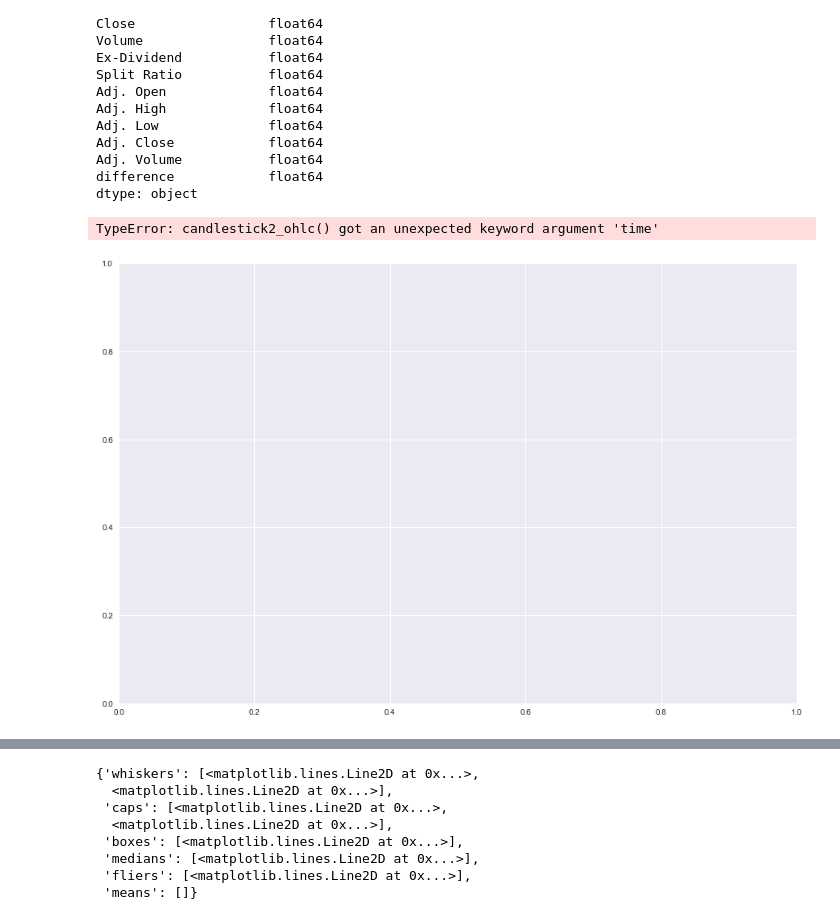
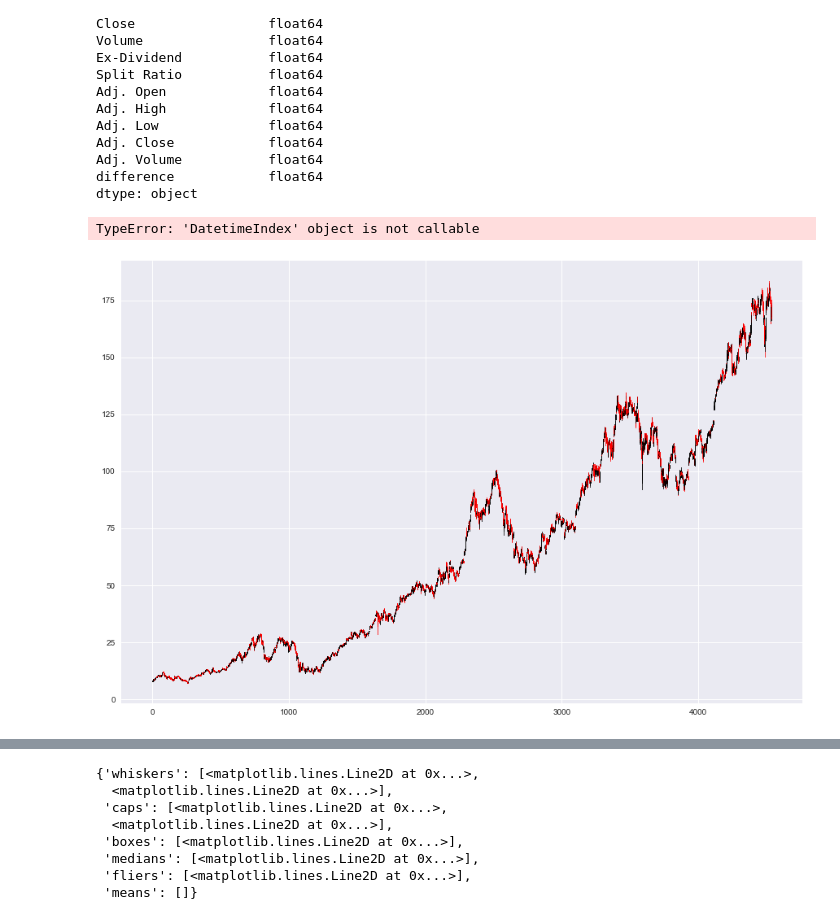
Before and after one commit to kounatsumikan/learning, a Jupyter notebook: 株予測.ipynb, the cells around one changed output, grey strips where cells are left out. Saved outputs shown, nothing was run; the diff lists cells and outputs as text; code cells hidden in the pictures.

```diff
--- a/株予測.ipynb
+++ b/株予測.ipynb
@@ -627,9 +623,14 @@ dtype: object
 # %%
 import mpl_finance
 fig = plt.figure(figsize=(15,10))
 ax = fig.add_subplot(1,1,1)
-mpl_finance.candlestick2_ohlc(ax, time= apple2["2005-10-28":].date2,opens=apple2["2005-10-28":].Open, highs=apple2["2005-10-28":].High, lows=apple2["2005-10-28":].Low, closes=apple2["2005-10-28":].Close, width=1)
-fig.show()
+mpl_finance.candlestick2_ohlc(ax,opens=apple2["2005-10-28":].Open, highs=apple2["2005-10-28":].High, lows=apple2["2005-10-28":].Low, closes=apple2["2005-10-28":].Close, width=1)
+# y軸のtickにカンマをつける
+ax.yaxis.set_major_formatter(ticker.FuncFormatter(lambda x, p: format(int(x), ',')))
+# グラフ描画
+ax.set_xticks(apple2["2005-10-28":].index())
+ax.tick_params(labelsize=18)
+plt.show()
 # %% [output]
-TypeError: candlestick2_ohlc() got an unexpected keyword argument 'time'
+TypeError: 'DatetimeIndex' object is not callable
-[figure, old version]
+[figure, new version]
```
Also changed, not shown: parts of 12 cells of this notebook, 2 other files.
